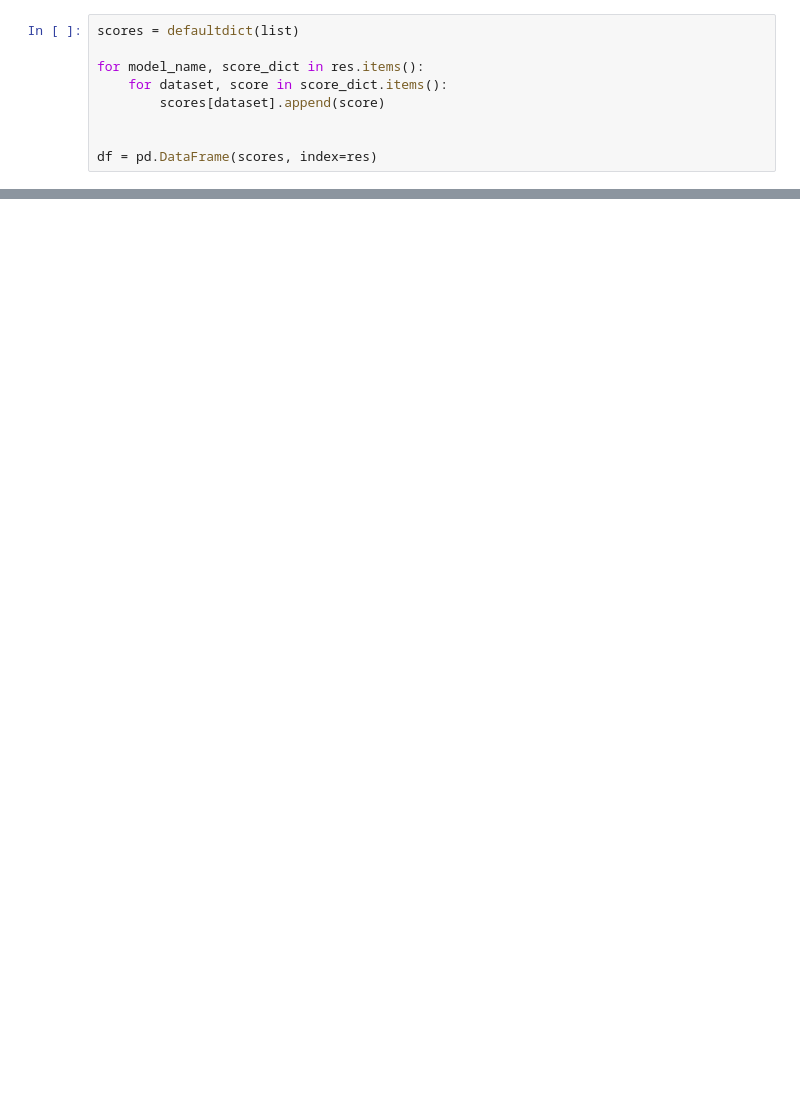
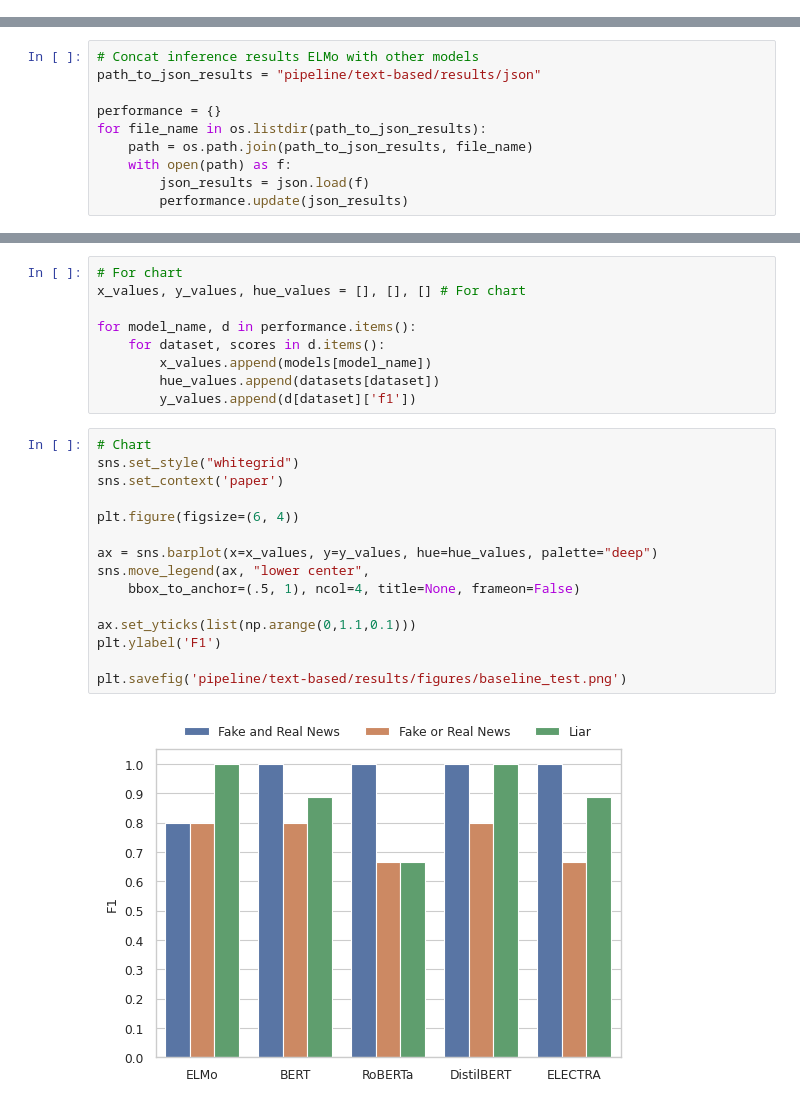
Before and after one commit to himayla/fake_news, a Jupyter notebook: visualization.ipynb, the cells around one changed output, grey strips where cells are left out. Saved outputs shown, nothing was run; the diff lists cells and outputs as text; blank space fills up the shorter version.

```diff
--- a/visualization.ipynb
+++ b/visualization.ipynb
@@ -98,9 +94,0 @@ print(set(x_values), set(hue_values))
-# %%
-scores = defaultdict(list)
-
-for model_name, score_dict in res.items():
-    for dataset, score in score_dict.items():
-        scores[dataset].append(score)
-
-
-df = pd.DataFrame(scores, index=res)
@@ -142,0 +205,10 @@ plt.savefig('pipeline/text-based/results/figures/baseline.png')
+# %%
+# Concat inference results ELMo with other models
+path_to_json_results = "pipeline/text-based/results/json"
+
+performance = {}
+for file_name in os.listdir(path_to_json_results):
+    path = os.path.join(path_to_json_results, file_name)
+    with open(path) as f:
+        json_results = json.load(f)
+        performance.update(json_results)
@@ -142,0 +288,26 @@ plt.savefig('pipeline/text-based/results/figures/baseline.png')
+# %%
+# For chart
+x_values, y_values, hue_values = [], [], [] # For chart
+
+for model_name, d in performance.items():
+    for dataset, scores in d.items():
+        x_values.append(models[model_name])
+        hue_values.append(datasets[dataset])
+        y_values.append(d[dataset]['f1'])
+# %%
+# Chart
+sns.set_style("whitegrid")
+sns.set_context('paper')
+
+plt.figure(figsize=(6, 4))
+
+ax = sns.barplot(x=x_values, y=y_values, hue=hue_values, palette="deep")
+sns.move_legend(ax, "lower center",
+    bbox_to_anchor=(.5, 1), ncol=4, title=None, frameon=False)
+
+ax.set_yticks(list(np.arange(0,1.1,0.1)))
+plt.ylabel('F1')
+
+plt.savefig('pipeline/text-based/results/figures/baseline_test.png')
+# %% [output]
+[figure, added]
```
Also changed, not shown: parts of 19 cells of this notebook, 5 other files.
